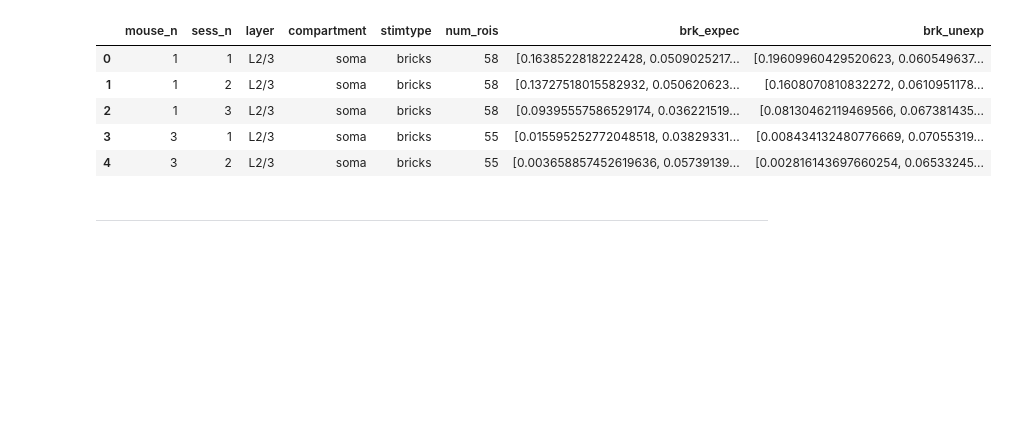
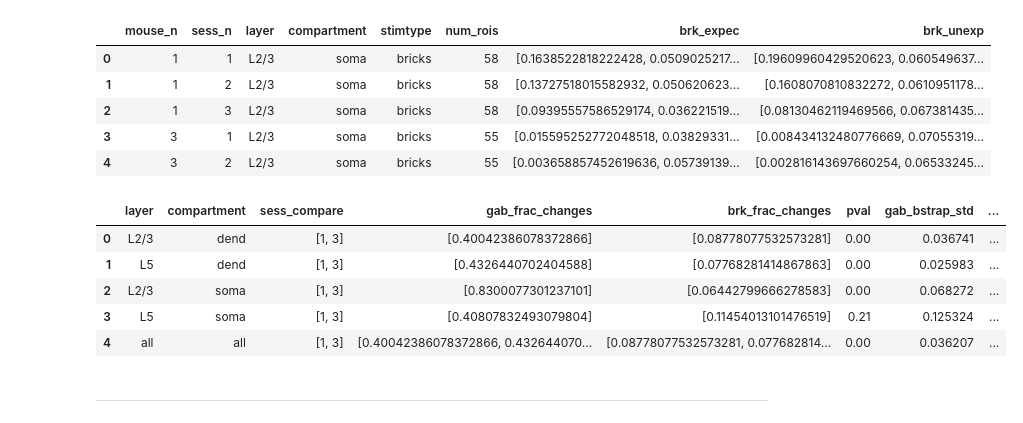
Before and after one commit to colleenjg/OpenScope_CA_Analysis, a Jupyter notebook: analysis/jp/notebooks/mean-dff-changes-over-days--generate-and-plot-data.ipynb, the cells around one changed output. Cells and saved outputs as stored; diff of their text form; code cells hidden in the pictures; blank space fills up the shorter version.

```diff
--- a/analysis/jp/notebooks/mean-dff-changes-over-days--generate-and-plot-data.ipynb
+++ b/analysis/jp/notebooks/mean-dff-changes-over-days--generate-and-plot-data.ipynb
@@ -241,6 +270,15 @@ display(brk_trk_mn_dff_df.head())
 | 2 | 1 | 3 | L2/3 | soma | bricks | 58 | [0.09395557586529174, 0.036221519... | [0.08130462119469566, 0.067381435... |
 | 3 | 3 | 1 | L2/3 | soma | bricks | 55 | [0.015595252772048518, 0.03829331... | [0.008434132480776669, 0.07055319... |
 | 4 | 3 | 2 | L2/3 | soma | bricks | 55 | [0.003658857452619636, 0.05739139... | [0.002816143697660254, 0.06533245... |
+# %%
+display(dff_unexp_abs_frac_changes_df.head())
+# %% [output]
+|  | layer | compartment | sess_compare | gab_frac_changes | brk_frac_changes | pval | gab_bstrap_std | ... |
+| 0 | L2/3 | dend | [1, 3] | [0.40042386078372866] | [0.08778077532573281] | 0.00 | 0.036741 | ... |
+| 1 | L5 | dend | [1, 3] | [0.4326440702404588] | [0.07768281414867863] | 0.00 | 0.025983 | ... |
+| 2 | L2/3 | soma | [1, 3] | [0.8300077301237101] | [0.06442799666278583] | 0.00 | 0.068272 | ... |
+| 3 | L5 | soma | [1, 3] | [0.40807832493079804] | [0.11454013101476519] | 0.21 | 0.125324 | ... |
+| 4 | all | all | [1, 3] | [0.40042386078372866, 0.432644070... | [0.08778077532573281, 0.077682814... | 0.00 | 0.036207 | ... |
 # %% [markdown]
 --------------------------------------
 # %% [markdown]
```
Also changed, not shown: parts of 7 cells of this notebook, 17 other files.
